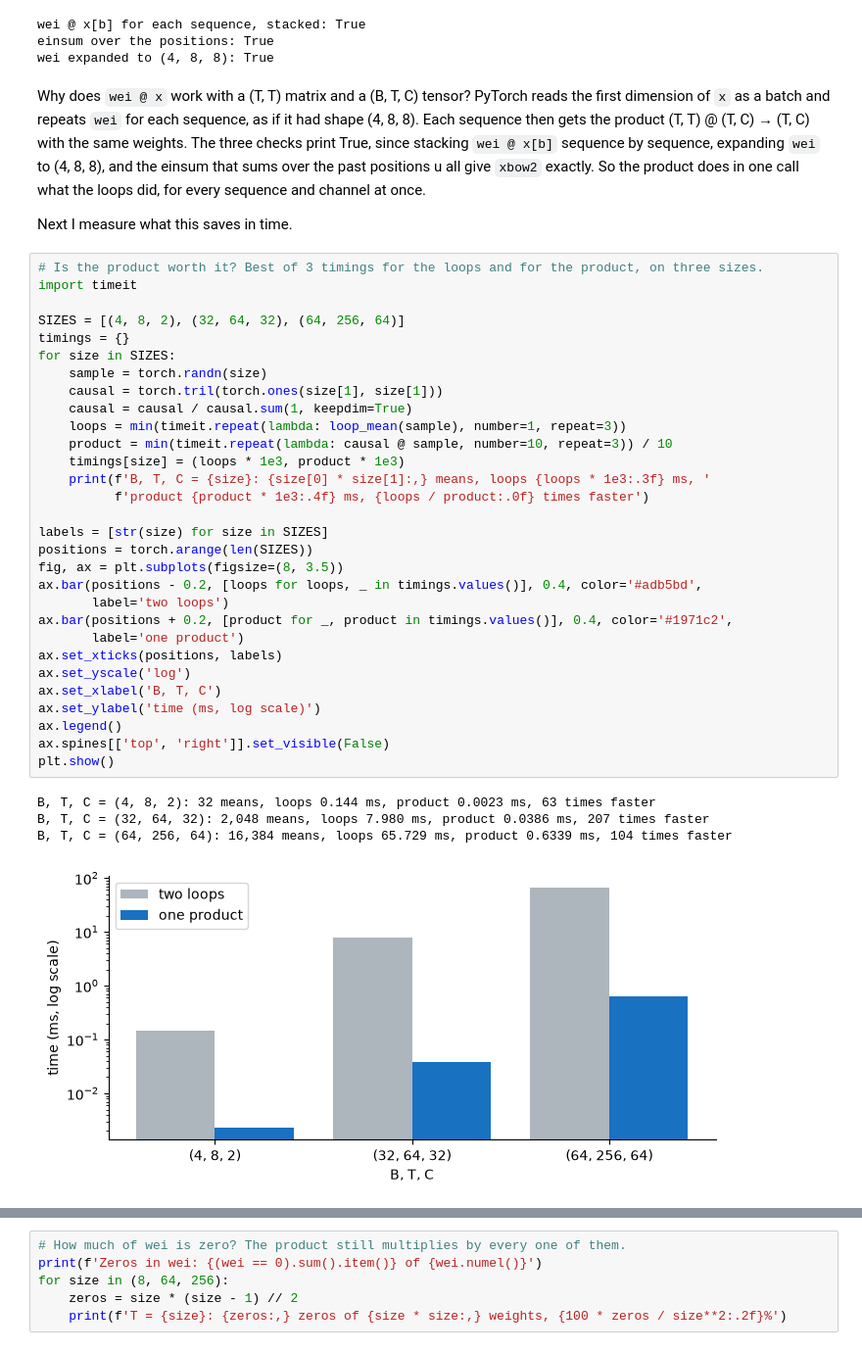
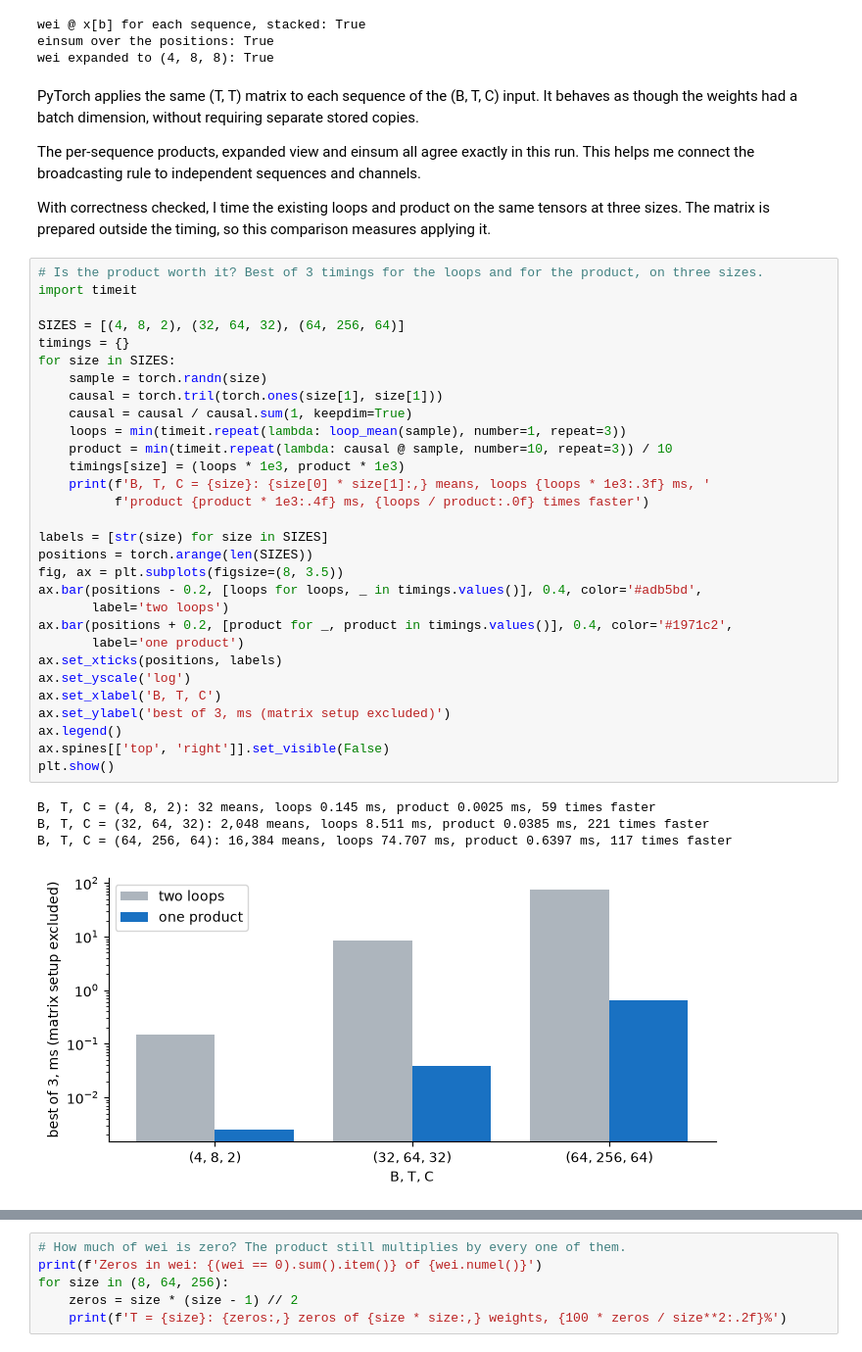
Before and after one commit to mcrayssac/ING3_IAA_GB_NLP, a Jupyter notebook: TP2_transformers.ipynb, the cells around one changed output, grey strips where cells are left out. Shown at 98% size. Cells and saved outputs as stored; diff of their text form.

```diff
--- a/TP2_transformers.ipynb
+++ b/TP2_transformers.ipynb
@@ -427,42 +469,44 @@ wei @ x[b] for each sequence, stacked: True
 einsum over the positions: True
 wei expanded to (4, 8, 8): True
 # %% [markdown]
-Why does `wei @ x` work with a (T, T) matrix and a (B, T, C) tensor? PyTorch reads the first dimension of `x` as a batch and repeats `wei` for each sequence, as if it had shape (4, 8, 8). Each sequence then gets the product (T, T) @ (T, C) → (T, C) with the same weights. The three checks print True, since stacking `wei @ x[b]` sequence by sequence, expanding `wei` to (4, 8, 8), and the einsum that sums over the past positions u all give `xbow2` exactly. So the product does in one call what the loops did, for every sequence and channel at once.
+PyTorch applies the same (T, T) matrix to each sequence of the (B, T, C) input. It behaves as though the weights had a batch dimension, without requiring separate stored copies.
 
-Next I measure what this saves in time.
+The per-sequence products, expanded view and einsum all agree exactly in this run. This helps me connect the broadcasting rule to independent sequences and channels.
+
+With correctness checked, I time the existing loops and product on the same tensors at three sizes. The matrix is prepared outside the timing, so this comparison measures applying it.
 # %%
 # Is the product worth it? Best of 3 timings for the loops and for the product, on three sizes.
 import timeit
 
 SIZES = [(4, 8, 2), (32, 64, 32), (64, 256, 64)]
 timings = {}
 for size in SIZES:
     sample = torch.randn(size)
     causal = torch.tril(torch.ones(size[1], size[1]))
     causal = causal / causal.sum(1, keepdim=True)
     loops = min(timeit.repeat(lambda: loop_mean(sample), number=1, repeat=3))
     product = min(timeit.repeat(lambda: causal @ sample, number=10, repeat=3)) / 10
     timings[size] = (loops * 1e3, product * 1e3)
     print(f'B, T, C = {size}: {size[0] * size[1]:,} means, loops {loops * 1e3:.3f} ms, '
           f'product {product * 1e3:.4f} ms, {loops / product:.0f} times faster')
 
 labels = [str(size) for size in SIZES]
 positions = torch.arange(len(SIZES))
 fig, ax = plt.subplots(figsize=(8, 3.5))
 ax.bar(positions - 0.2, [loops for loops, _ in timings.values()], 0.4, color='#adb5bd',
        label='two loops')
 ax.bar(positions + 0.2, [product for _, product in timings.values()], 0.4, color='#1971c2',
        label='one product')
 ax.set_xticks(positions, labels)
 ax.set_yscale('log')
 ax.set_xlabel('B, T, C')
-ax.set_ylabel('time (ms, log scale)')
+ax.set_ylabel('best of 3, ms (matrix setup excluded)')
 ax.legend()
 ax.spines[['top', 'right']].set_visible(False)
 plt.show()
 # %% [output]
-B, T, C = (4, 8, 2): 32 means, loops 0.144 ms, product 0.0023 ms, 63 times faster
-B, T, C = (32, 64, 32): 2,048 means, loops 7.980 ms, product 0.0386 ms, 207 times faster
-B, T, C = (64, 256, 64): 16,384 means, loops 65.729 ms, product 0.6339 ms, 104 times faster
+B, T, C = (4, 8, 2): 32 means, loops 0.145 ms, product 0.0025 ms, 59 times faster
+B, T, C = (32, 64, 32): 2,048 means, loops 8.511 ms, product 0.0385 ms, 221 times faster
+B, T, C = (64, 256, 64): 16,384 means, loops 74.707 ms, product 0.6397 ms, 117 times faster
-[figure, old version]
+[figure, new version]
 # %% [markdown]
```
Also changed, not shown: parts of 75 cells of this notebook, 18 other files.
